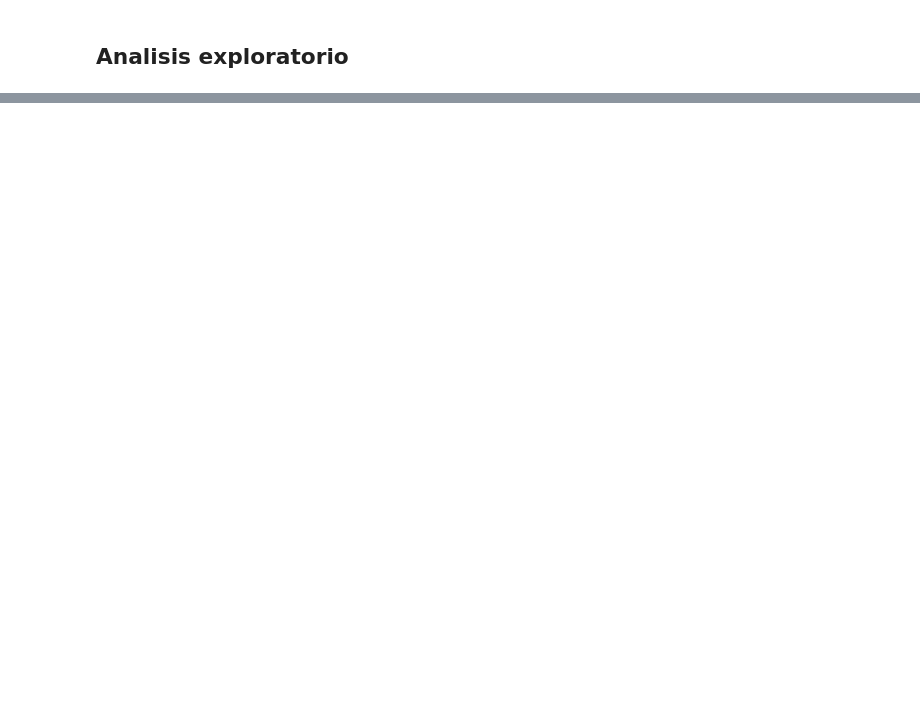
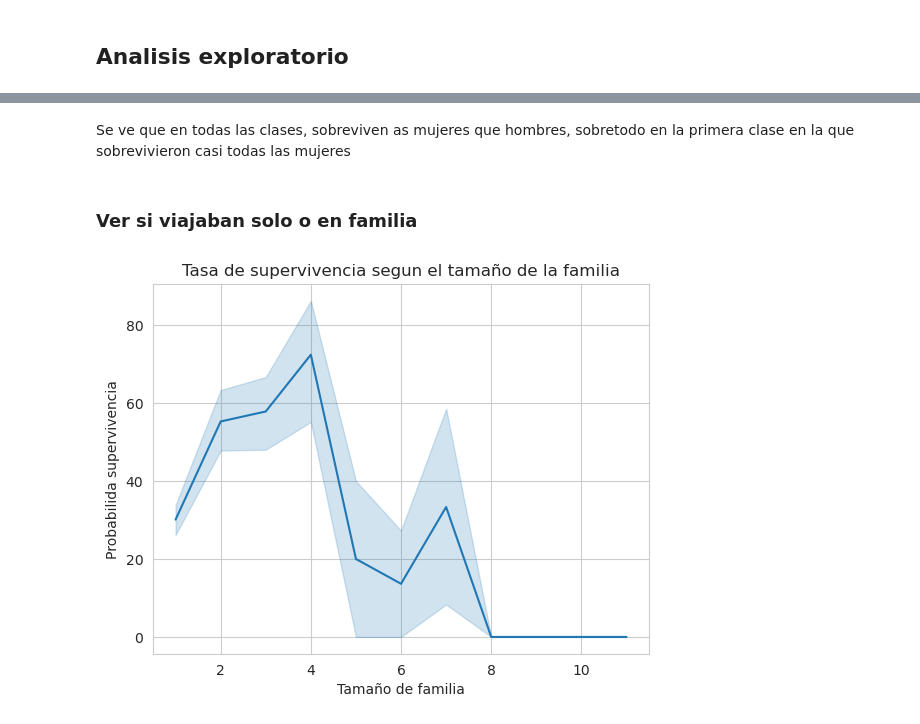
Before and after one commit to fernaaando/desafio-1-IA, a Jupyter notebook: desafio1.ipynb, the cells around one changed output, grey strips where cells are left out. Saved outputs shown, nothing was run; the diff lists cells and outputs as text; code cells hidden in the pictures; blank space fills up the shorter version.

```diff
--- a/desafio1.ipynb
+++ b/desafio1.ipynb
@@ -133,0 +186,14 @@ Edad maxima: 80.0, Edad minima: 0.42
+# %% [markdown]
+Se ve que en todas las clases, sobreviven as mujeres que hombres, sobretodo en la primera clase en la que sobrevivieron casi todas las mujeres
+# %% [markdown]
+### Ver si viajaban solo o en familia
+# %%
+data['tamanoFamilia'] = data['SibSp'] + data['Parch'] + 1
+
+sns.lineplot(x='tamanoFamilia', y=data['Survived']*100, data=data)
+plt.title('Tasa de supervivencia segun el tamaño de la familia')
+plt.xlabel("Tamaño de familia")
+plt.ylabel("Probabilida supervivencia")
+plt.show()
+# %% [output]
+[figure, added]
```
Also changed, not shown: parts of 20 cells of this notebook.
